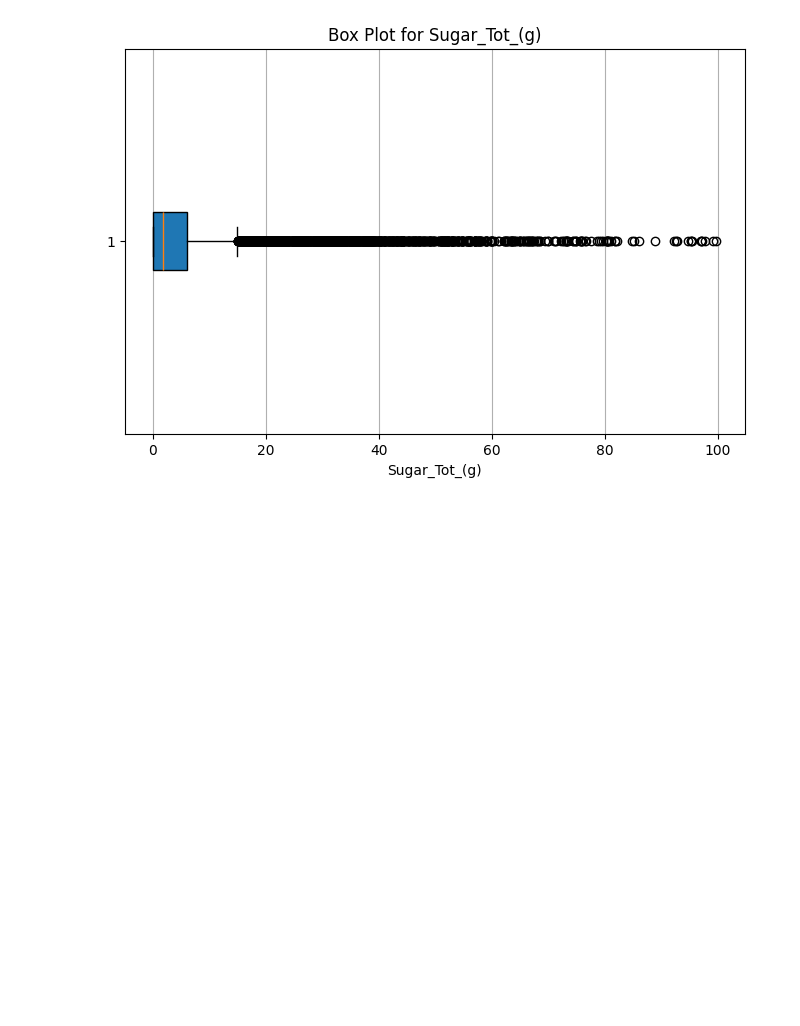
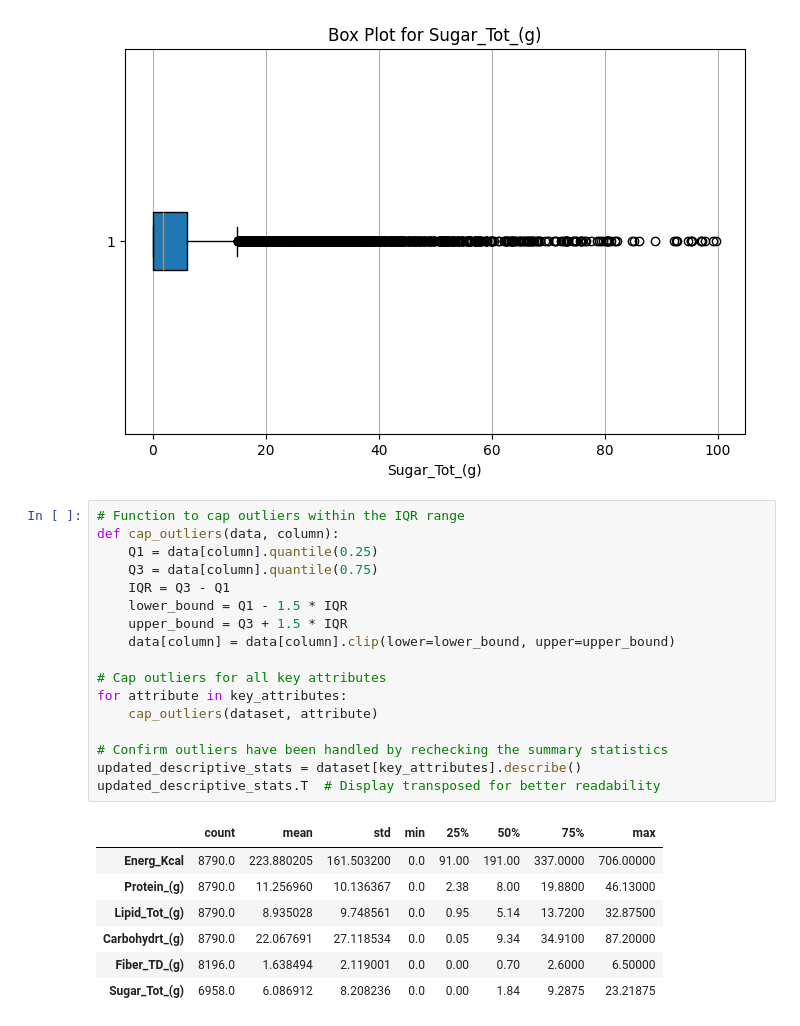
Before and after one commit to ChamaraProgForDataAnal/Programming-for-Data-Analysis, a Jupyter notebook: Data_Analytics_&_Visualisation.ipynb, the cells around one changed output. Drawn from its saved outputs; the diff is of its cells as text; blank space fills up the shorter version.

Commit message:
Outlier Detection and Removal

```diff
--- a/Data_Analytics_&_Visualisation.ipynb
+++ b/Data_Analytics_&_Visualisation.ipynb
@@ -186,3 +186,28 @@ for attribute in key_attributes:
 [figure]
 [figure]
 [figure]
+# %%
+# Function to cap outliers within the IQR range
+def cap_outliers(data, column):
+    Q1 = data[column].quantile(0.25)
+    Q3 = data[column].quantile(0.75)
+    IQR = Q3 - Q1
+    lower_bound = Q1 - 1.5 * IQR
+    upper_bound = Q3 + 1.5 * IQR
+    data[column] = data[column].clip(lower=lower_bound, upper=upper_bound)
+
+# Cap outliers for all key attributes
+for attribute in key_attributes:
+    cap_outliers(dataset, attribute)
+
+# Confirm outliers have been handled by rechecking the summary statistics
+updated_descriptive_stats = dataset[key_attributes].describe()
+updated_descriptive_stats.T  # Display transposed for better readability
+# %% [output]
+|  | count | mean | std | min | 25% | 50% | 75% | max |
+| Energ_Kcal | 8790.0 | 223.880205 | 161.503200 | 0.0 | 91.00 | 191.00 | 337.0000 | 706.00000 |
+| Protein_(g) | 8790.0 | 11.256960 | 10.136367 | 0.0 | 2.38 | 8.00 | 19.8800 | 46.13000 |
+| Lipid_Tot_(g) | 8790.0 | 8.935028 | 9.748561 | 0.0 | 0.95 | 5.14 | 13.7200 | 32.87500 |
+| Carbohydrt_(g) | 8790.0 | 22.067691 | 27.118534 | 0.0 | 0.05 | 9.34 | 34.9100 | 87.20000 |
+| Fiber_TD_(g) | 8196.0 | 1.638494 | 2.119001 | 0.0 | 0.00 | 0.70 | 2.6000 | 6.50000 |
+| Sugar_Tot_(g) | 6958.0 | 6.086912 | 8.208236 | 0.0 | 0.00 | 1.84 | 9.2875 | 23.21875 |
```
